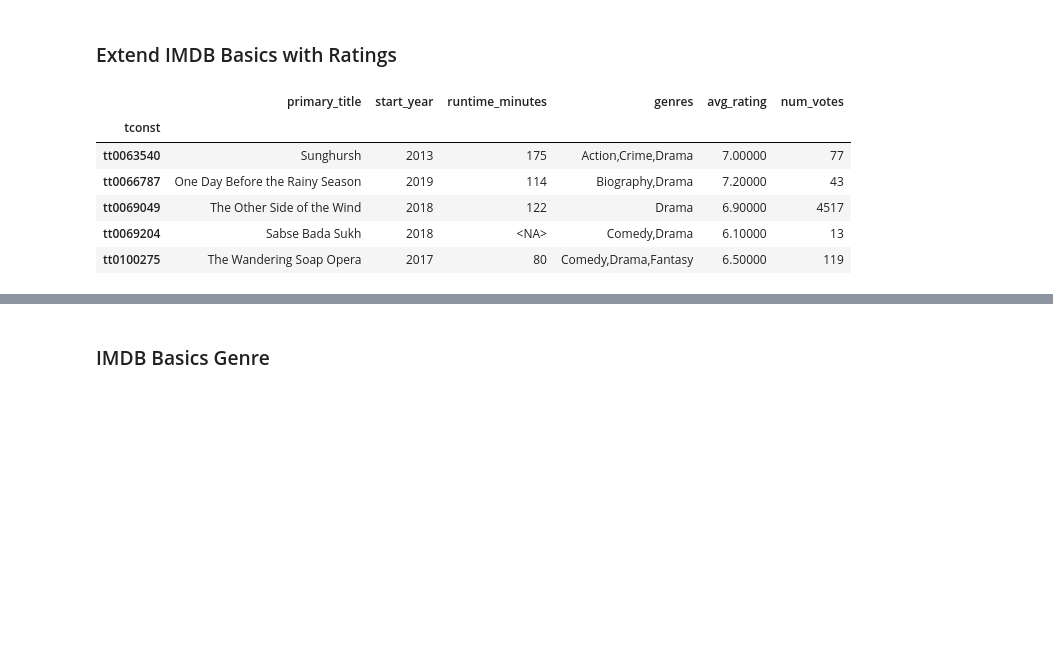
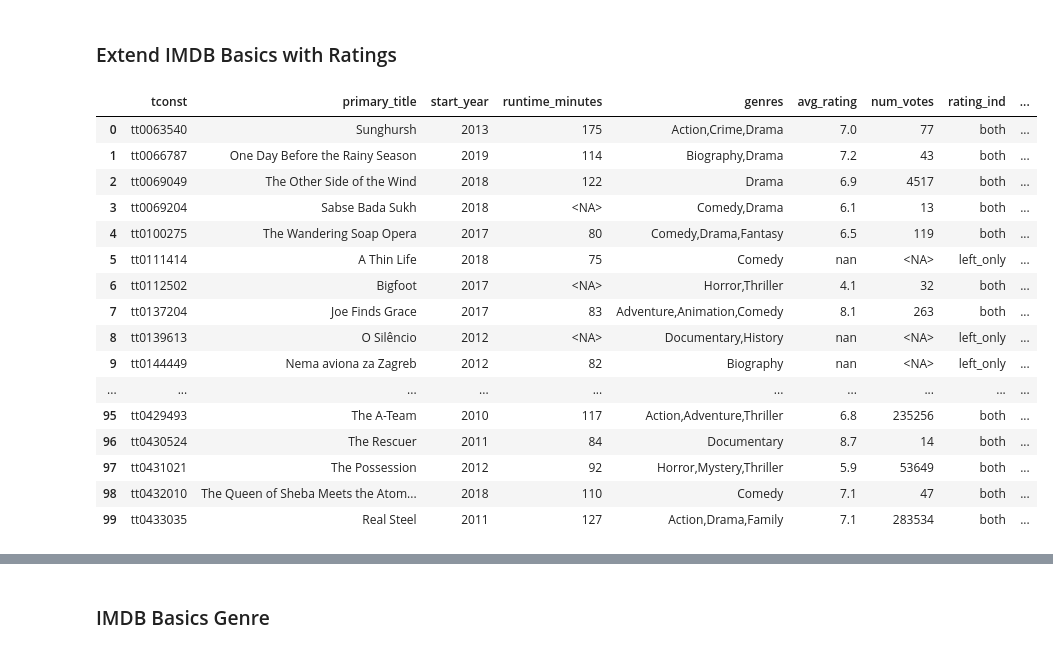
Before and after one commit to cutterback/movie-analysis-project, a Jupyter notebook: movie-analysis.ipynb, the cells around one changed output, grey strips where cells are left out. Cells and saved outputs as stored; diff of their text form; code cells hidden in the pictures; blank space fills up the shorter version.

```diff
--- a/movie-analysis.ipynb
+++ b/movie-analysis.ipynb
@@ -13,7 +13,10 @@ import pandas as pd
 import matplotlib.pyplot as plt
 import seaborn as sns
 %matplotlib inline
-pd.options.display.float_format = '{:,.5f}'.format
+
+# set display options to remove scientific notation and allow dataframe rows to display
+pd.options.display.float_format = '{:,.1f}'.format
+pd.set_option("max_rows", None)
 # %% [markdown]
 ### Source Data Loads
 # %%
@@ -128,16 +161,30 @@ Name: studio, Length: 257, dtype: int64
 ## Feature Engineering
 # %% [markdown]
 ### Extend IMDB Basics with Ratings
-# %%
-#
-movies = imdb_basics.join(imdb_ratings, how='left')
-movies.drop(columns=['original_title'],inplace=True)
-movies.head()
-# %% [output]
-|  | primary_title | start_year | runtime_minutes | genres | avg_rating | num_votes |
-| tconst |  |  |  |  |  |  |
-| tt0063540 | Sunghursh | 2013 | 175 | Action,Crime,Drama | 7.00000 | 77 |
-| tt0066787 | One Day Before the Rainy Season | 2019 | 114 | Biography,Drama | 7.20000 | 43 |
-| tt0069049 | The Other Side of the Wind | 2018 | 122 | Drama | 6.90000 | 4517 |
-| tt0069204 | Sabse Bada Sukh | 2018 | <NA> | Comedy,Drama | 6.10000 | 13 |
-| tt0100275 | The Wandering Soap Opera | 2017 | 80 | Comedy,Drama,Fantasy | 6.50000 | 119 |
+# %%
+# Create Movies DF - basics left join to ratings and bom
+movies = imdb_basics.merge(imdb_ratings, how='left', left_on='tconst', right_on='tconst', indicator='rating_ind')
+movies.drop(columns=['original_title'], inplace=True)
+
+movies = movies.merge(bom, how='left', left_on='primary_title', right_on='title', indicator='gross_ind')
+movies.drop(columns=['title','year'], inplace=True)
+
+movies.head(100)
+# %% [output]
+|  | tconst | primary_title | start_year | runtime_minutes | genres | avg_rating | num_votes | rating_ind | ... |
+| 0 | tt0063540 | Sunghursh | 2013 | 175 | Action,Crime,Drama | 7.0 | 77 | both | ... |
+| 1 | tt0066787 | One Day Before the Rainy Season | 2019 | 114 | Biography,Drama | 7.2 | 43 | both | ... |
+| 2 | tt0069049 | The Other Side of the Wind | 2018 | 122 | Drama | 6.9 | 4517 | both | ... |
+| 3 | tt0069204 | Sabse Bada Sukh | 2018 | <NA> | Comedy,Drama | 6.1 | 13 | both | ... |
+| 4 | tt0100275 | The Wandering Soap Opera | 2017 | 80 | Comedy,Drama,Fantasy | 6.5 | 119 | both | ... |
+| 5 | tt0111414 | A Thin Life | 2018 | 75 | Comedy | nan | <NA> | left_only | ... |
+| 6 | tt0112502 | Bigfoot | 2017 | <NA> | Horror,Thriller | 4.1 | 32 | both | ... |
+| 7 | tt0137204 | Joe Finds Grace | 2017 | 83 | Adventure,Animation,Comedy | 8.1 | 263 | both | ... |
+| 8 | tt0139613 | O Silêncio | 2012 | <NA> | Documentary,History | nan | <NA> | left_only | ... |
+| 9 | tt0144449 | Nema aviona za Zagreb | 2012 | 82 | Biography | nan | <NA> | left_only | ... |
+| ... | ... | ... | ... | ... | ... | ... | ... | ... | ... |
+| 95 | tt0429493 | The A-Team | 2010 | 117 | Action,Adventure,Thriller | 6.8 | 235256 | both | ... |
+| 96 | tt0430524 | The Rescuer | 2011 | 84 | Documentary | 8.7 | 14 | both | ... |
+| 97 | tt0431021 | The Possession | 2012 | 92 | Horror,Mystery,Thriller | 5.9 | 53649 | both | ... |
+| 98 | tt0432010 | The Queen of Sheba Meets the Atom... | 2018 | 110 | Comedy | 7.1 | 47 | both | ... |
+| 99 | tt0433035 | Real Steel | 2011 | 127 | Action,Drama,Family | 7.1 | 283534 | both | ... |
```
Also changed, not shown: parts of 6 cells of this notebook.
